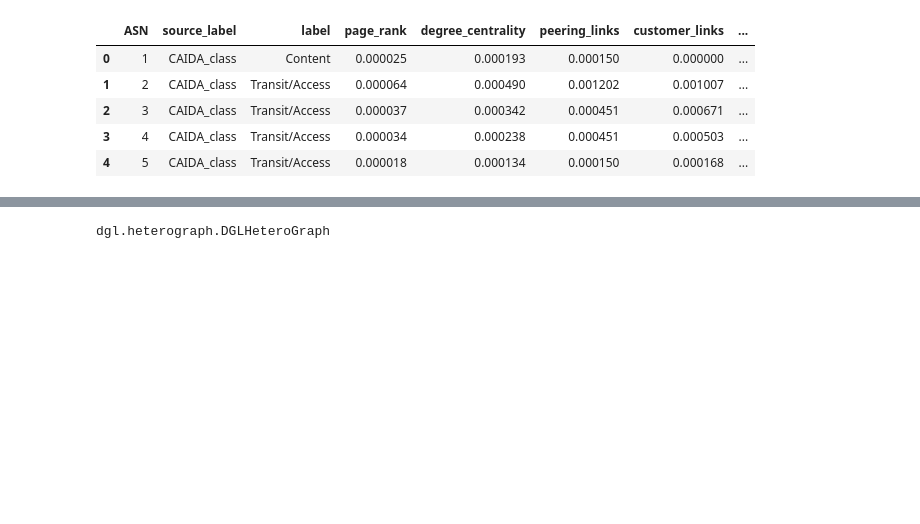
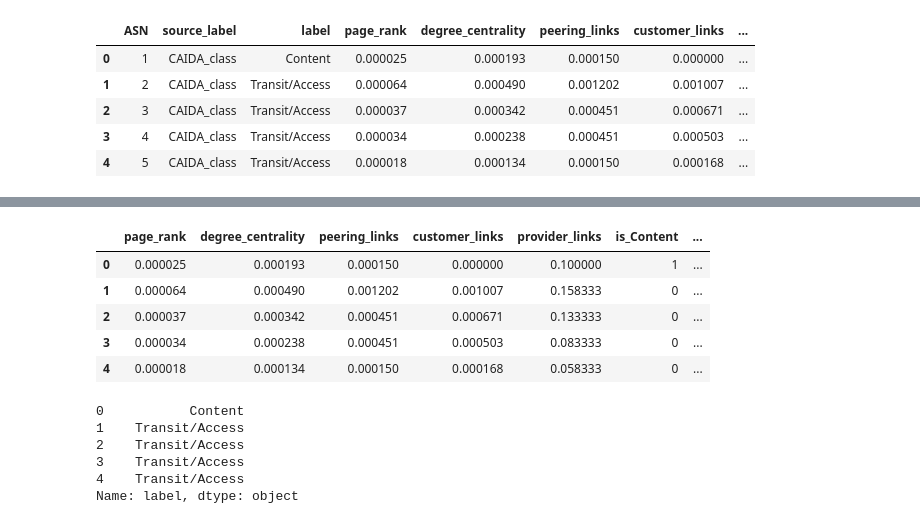
Before and after one commit to Viperine2022/projet_long_GCN_internet, a Jupyter notebook: IMPLANTATION/CAIDA/creation_datasetgraph.ipynb, the cells around one changed output, grey strips where cells are left out. Drawn from its saved outputs; the diff is of its cells as text; code cells hidden in the pictures; blank space fills up the shorter version.

Commit message:
ajout vecteur pour la classification non ordinale is_Content is_T/A is_Enterprise

```diff
--- a/IMPLANTATION/CAIDA/creation_datasetgraph.ipynb
+++ b/IMPLANTATION/CAIDA/creation_datasetgraph.ipynb
@@ -323,3 +325,7 @@ memory usage: 4.1+ MB
+# %%
+AS_dataset_202001['is_Content'] = (AS_dataset_202001['label'] == 'Content').astype(int)
+AS_dataset_202001['is_Transit/Access'] = (AS_dataset_202001['label'] == 'Transit/Access').astype(int)
+AS_dataset_202001['is_Enterprise'] = (AS_dataset_202001['label'] == 'Enterprise').astype(int)
 # %%
 AS_dataset_202001.head()
 # %% [output]
@@ -337,8 +349,30 @@ AS_dataset_202001.head()
 AS_dataset_202001.to_csv('data_GCN/dataset_202001.csv', index=False)
 nx.write_gpickle(G, 'data_GCN/graph_202001.pickle')
 
-#dgl.save_graphs('data_GCN/graph_202001_DGL', G_dgl)
+node_features = AS_dataset_202001[['page_rank', 'degree_centrality',
+                                  'peering_links', 'customer_links',
+                                  'provider_links', 'is_Content',
+                                  'is_Transit/Access', 'is_Enterprise']]
+
+labels = AS_dataset_202001['label']
+
+node_features.to_csv('data_GCN/node_features_202001.csv', index=False)
+labels.to_csv('data_GCN/labels_202001.csv', index=False)
-# %%
-type(G_dgl)
-# %% [output]
-dgl.heterograph.DGLHeteroGraph
+# %%
+node_features.head()
+# %% [output]
+|  | page_rank | degree_centrality | peering_links | customer_links | provider_links | is_Content | ... |
+| 0 | 0.000025 | 0.000193 | 0.000150 | 0.000000 | 0.100000 | 1 | ... |
+| 1 | 0.000064 | 0.000490 | 0.001202 | 0.001007 | 0.158333 | 0 | ... |
+| 2 | 0.000037 | 0.000342 | 0.000451 | 0.000671 | 0.133333 | 0 | ... |
+| 3 | 0.000034 | 0.000238 | 0.000451 | 0.000503 | 0.083333 | 0 | ... |
+| 4 | 0.000018 | 0.000134 | 0.000150 | 0.000168 | 0.058333 | 0 | ... |
+# %%
+labels.head()
+# %% [output]
+0           Content
+1    Transit/Access
+2    Transit/Access
+3    Transit/Access
+4    Transit/Access
+Name: label, dtype: object
```
Also changed, not shown: parts of 8 cells of this notebook, 5 other files.
